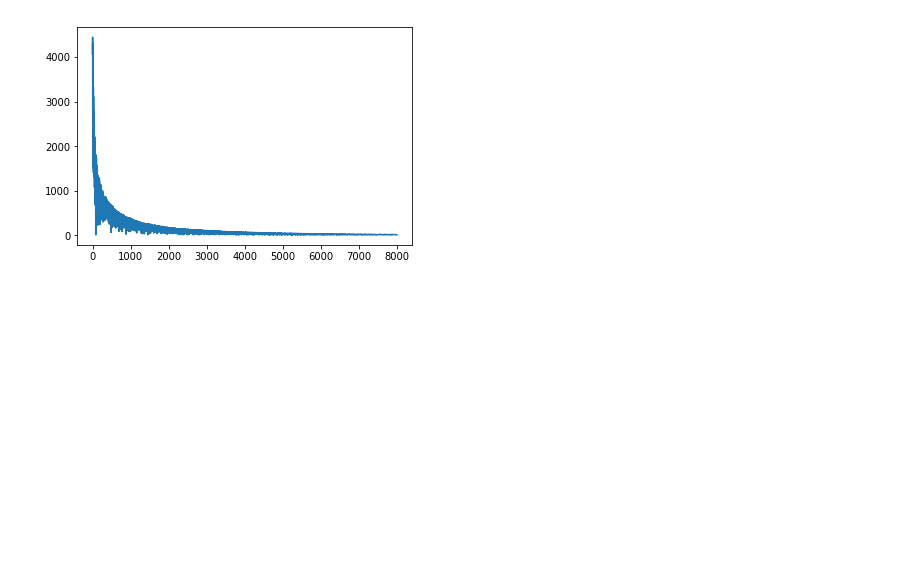
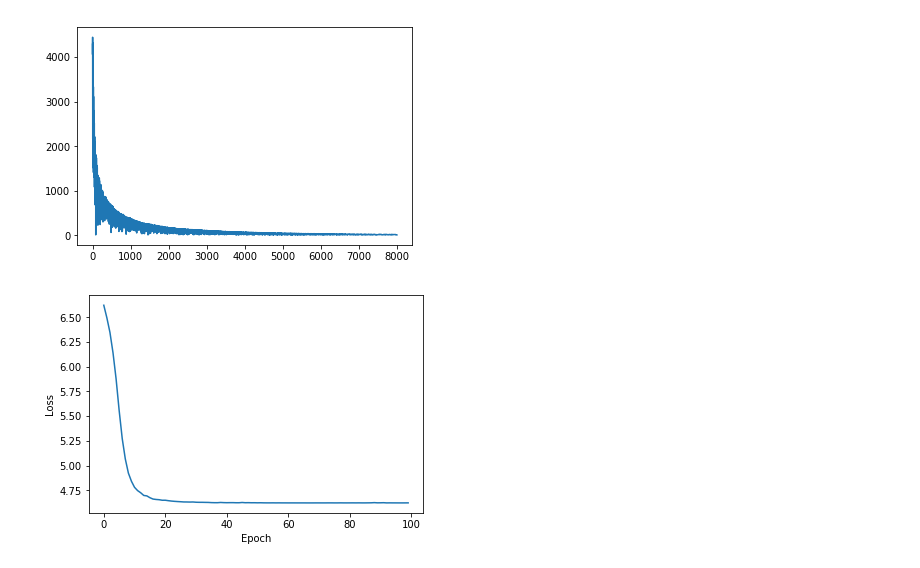
Before and after one commit to midNight-jam/CMPE295B_Recommendation_System_for_Scietific_Literature, a Jupyter notebook: neural_network_exp/visualization.ipynb, the cells around one changed output. Drawn from its saved outputs; the diff is of its cells as text; code cells hidden in the pictures; blank space fills up the shorter version.

```diff
--- a/neural_network_exp/visualization.ipynb
+++ b/neural_network_exp/visualization.ipynb
@@ -82,3 +82,13 @@ plt.show()
 # %% [output]
 MAX Word ID : 4441
 [figure]
+# %%
+import data
+import matplotlib.pylab as plt
+readings = data.get_cruve_readings('loss_plot__2018-04-09T02:48:29.095769.dat')
+plt.plot(readings)
+plt.xlabel('Epoch')
+plt.ylabel('Loss')
+plt.show()
+# %% [output]
+[figure, added]
```
Also changed, not shown: 10 other files.
